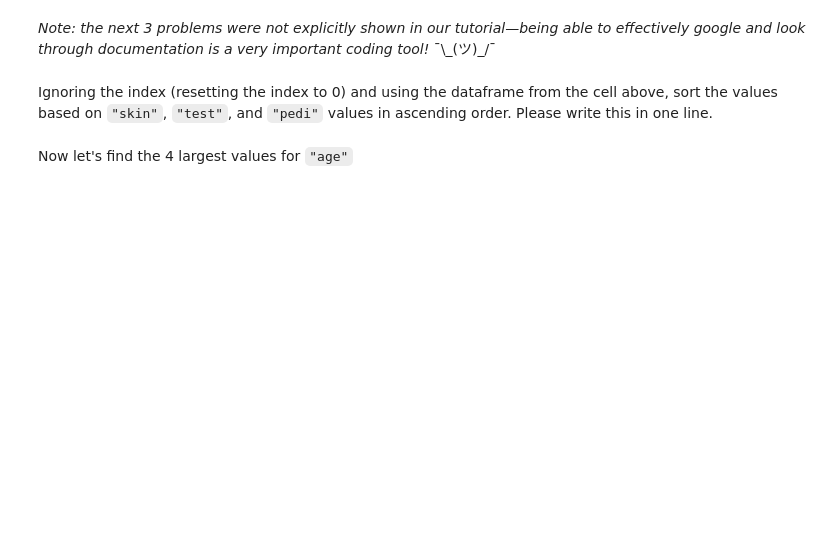
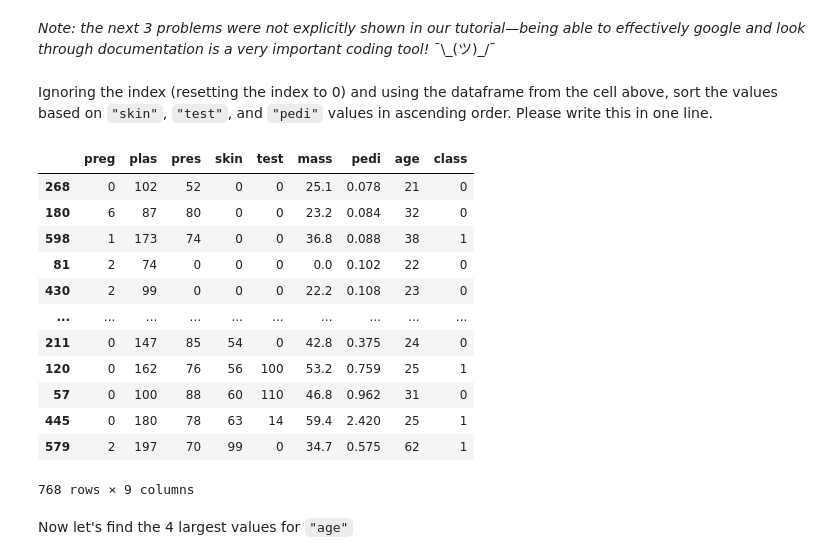
Before and after one commit to tpanja/Week1, a Jupyter notebook: 02_Pandas/Week1-main-02_Pandas-Pandas_Exercises.ipynb, the cells around one changed output. Saved outputs shown, nothing was run; the diff lists cells and outputs as text; code cells hidden in the pictures; blank space fills up the shorter version.

```diff
--- a/02_Pandas/Week1-main-02_Pandas-Pandas_Exercises.ipynb
+++ b/02_Pandas/Week1-main-02_Pandas-Pandas_Exercises.ipynb
@@ -93,2 +112,18 @@ Ignoring the index (resetting the index to 0) and using the dataframe from the c
+# %%
+df.sort_values(by=['skin','test','pedi'], ascending=True)
+# %% [output]
+|  | preg | plas | pres | skin | test | mass | pedi | age | class |
+| 268 | 0 | 102 | 52 | 0 | 0 | 25.1 | 0.078 | 21 | 0 |
+| 180 | 6 | 87 | 80 | 0 | 0 | 23.2 | 0.084 | 32 | 0 |
+| 598 | 1 | 173 | 74 | 0 | 0 | 36.8 | 0.088 | 38 | 1 |
+| 81 | 2 | 74 | 0 | 0 | 0 | 0.0 | 0.102 | 22 | 0 |
+| 430 | 2 | 99 | 0 | 0 | 0 | 22.2 | 0.108 | 23 | 0 |
+| ... | ... | ... | ... | ... | ... | ... | ... | ... | ... |
+| 211 | 0 | 147 | 85 | 54 | 0 | 42.8 | 0.375 | 24 | 0 |
+| 120 | 0 | 162 | 76 | 56 | 100 | 53.2 | 0.759 | 25 | 1 |
+| 57 | 0 | 100 | 88 | 60 | 110 | 46.8 | 0.962 | 31 | 0 |
+| 445 | 0 | 180 | 78 | 63 | 14 | 59.4 | 2.420 | 25 | 1 |
+| 579 | 2 | 197 | 70 | 99 | 0 | 34.7 | 0.575 | 62 | 1 |
+768 rows × 9 columns
 # %% [markdown]
 Now let's find the 4 largest values for `"age"`
```
Also changed, not shown: parts of 13 cells of this notebook.
